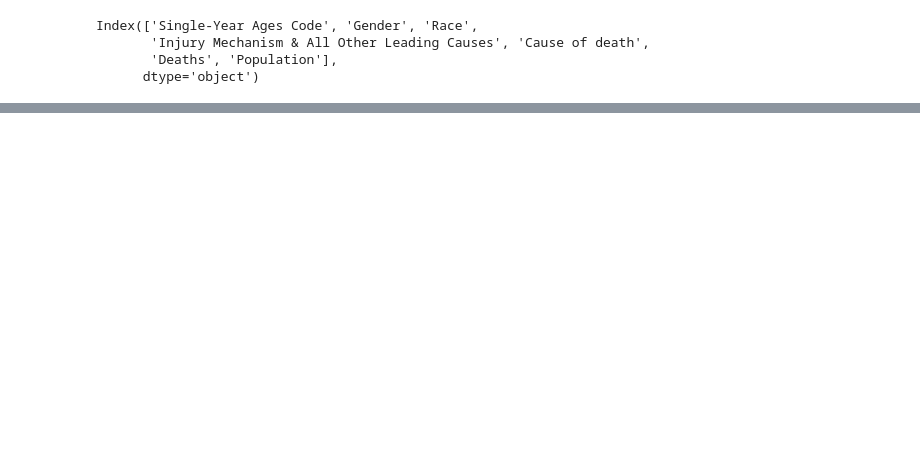
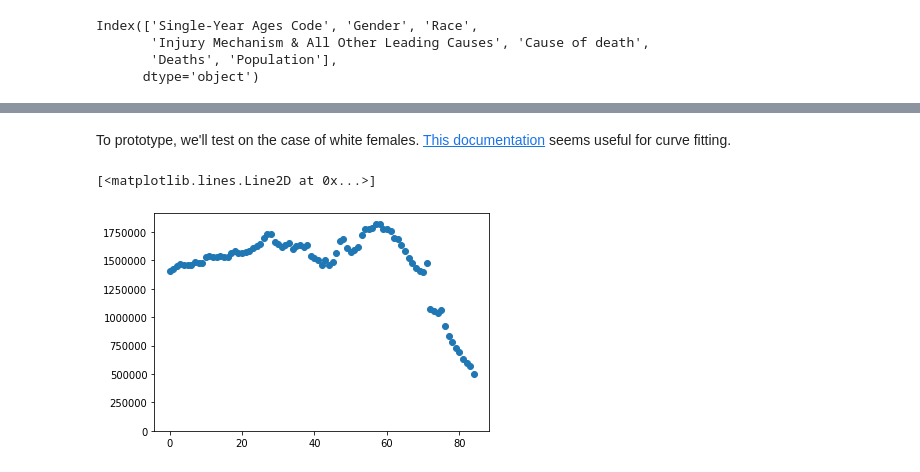
Before and after one commit to jameslee0920/death_simulator, a Jupyter notebook: src/mortality_combining_cleaining.ipynb, the cells around one changed output, grey strips where cells are left out. Saved outputs shown, nothing was run; the diff lists cells and outputs as text; code cells hidden in the pictures; blank space fills up the shorter version.

```diff
--- a/src/mortality_combining_cleaining.ipynb
+++ b/src/mortality_combining_cleaining.ipynb
@@ -116,0 +247,20 @@ Seems appropriate to write to .csv before checking out some of the trends and fi
+# %% [markdown]
+To prototype, we'll test on the case of white females. [This documentation](https://ipython-books.github.io/93-fitting-a-function-to-data-with-nonlinear-least-squares/) seems useful for curve fitting.
+# %%
+# grab the first population value for each age, gender, race where age is less than 85
+white_female_pop = deaths[(deaths.gender == "Female") &
+       (deaths.race == "White") &
+       (deaths.age < 85)].sort_values("age", ascending = True).groupby(["age", "gender", "race"]).first().population
+# %%
+# conver to int (was object due to NAs)
+white_female_pop = white_female_pop.astype('int')
+# %%
+x = range(85)
+y = white_female_pop
+# %%
+fig, ax = plt.subplots(1, 1, figsize=(6, 4))
+plt.ylim(0, max(white_female_pop) * 1.05) # from 0 to a 5% buffer around high end
+ax.plot(x, y, 'o')
+# %% [output]
+[<matplotlib.lines.Line2D at 0x...>]
+[figure, added]
```
Also changed, not shown: parts of 34 cells of this notebook, 2 other files.
